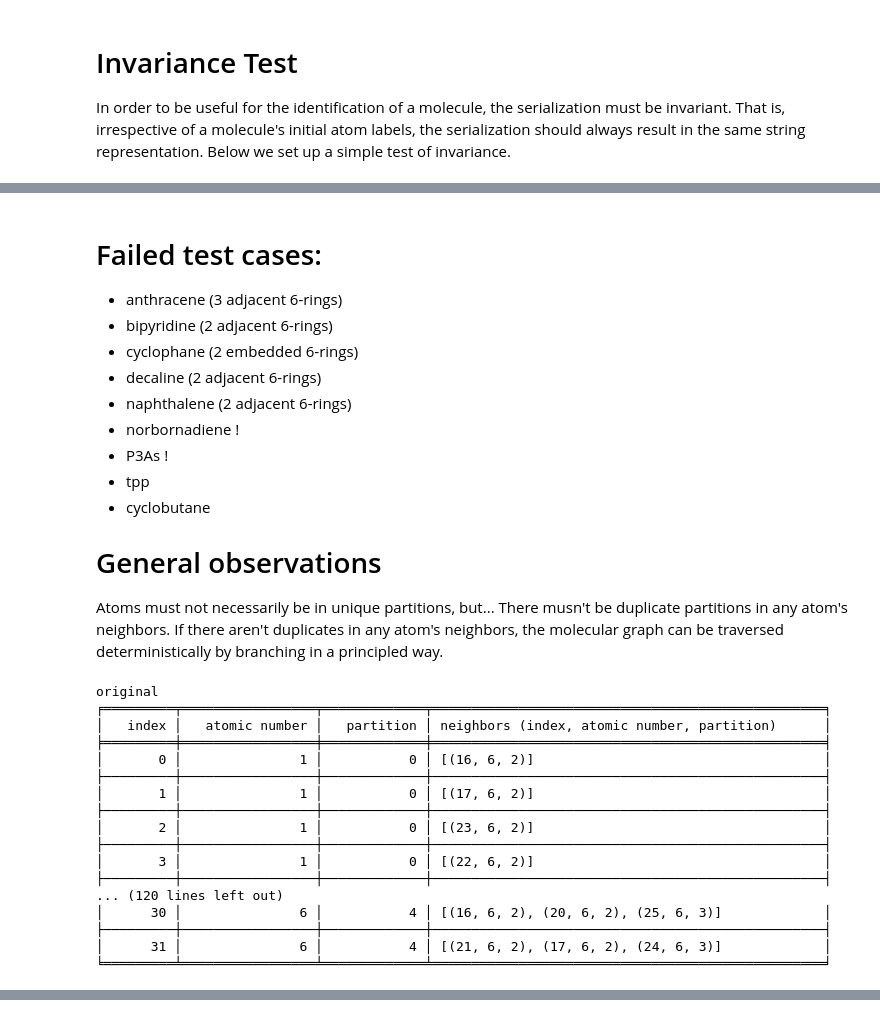
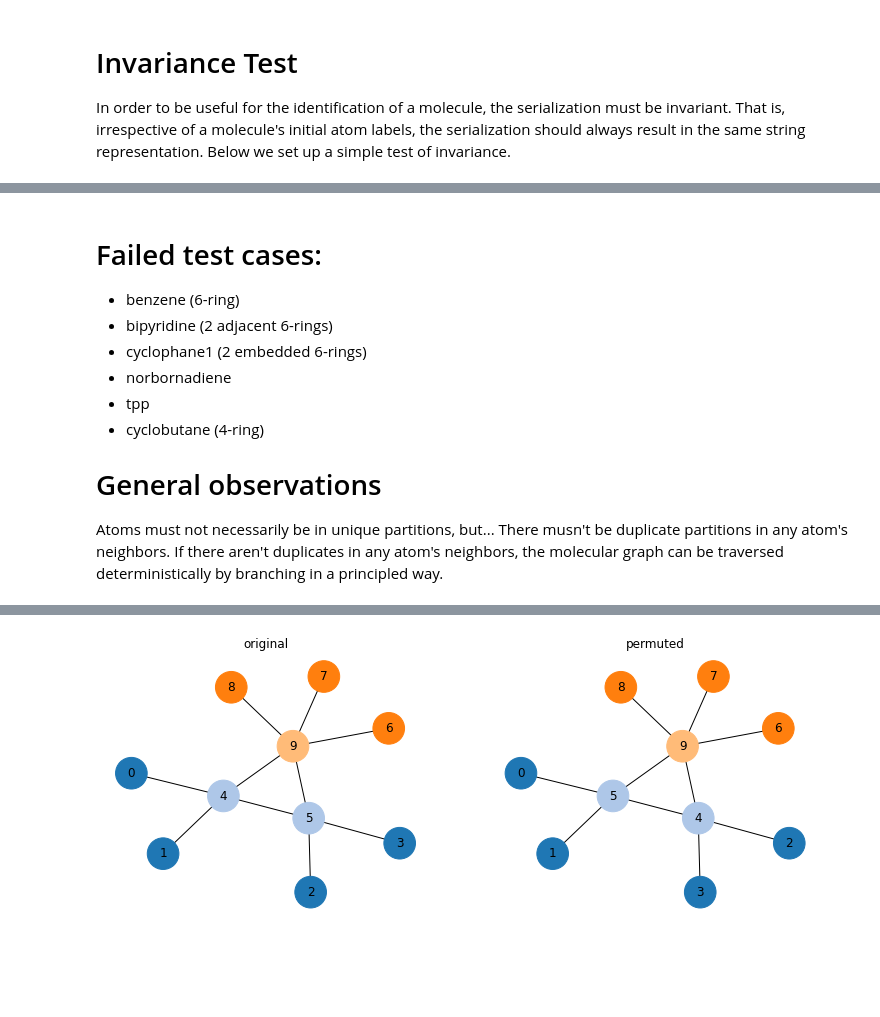
Before and after one commit to TUCAN-nest/TUCAN, a Jupyter notebook: notebooks/RDKit_prototype_recursive_partitioning.ipynb, the cells around one changed output, grey strips where cells are left out. Cells and saved outputs as stored; diff of their text form; code cells hidden in the pictures; blank space fills up the shorter version.

Commit message:
Draw molecules with NetworkX instead of RDKit, since RDKit failed to draw some molecules.

```diff
--- a/notebooks/RDKit_prototype_recursive_partitioning.ipynb
+++ b/notebooks/RDKit_prototype_recursive_partitioning.ipynb
@@ -25,27 +24,22 @@ MOLFILEPATH = "../test/testfiles"
 # %% [markdown]
 ## Function definitions
 # %%
-def _partition_colors(m_list):
-    colors = []
-    for m in m_list:
-        cmap = plt.cm.tab20
-        cmaplist = [cmap(i) for i in range(cmap.N)]
-        m_partitions = [a.GetIntProp("partition") if a.HasProp("partition") else 0 for a in m.GetAtoms()]
-        colors.append({i:cmaplist[m_partitions[i]] for i in range(m.GetNumAtoms())})
-    return colors
+def _draw_networkx_graph(m, ax=None, colormap=None):
+  edges = [(b.GetBeginAtom().GetIdx(), b.GetEndAtom().GetIdx()) for b in m.GetBonds()]
+  nx_graph = nx.from_edgelist(edges)
+  partitions = [a.GetIntProp("partition") if a.HasProp("partition") else 0 for a in m.GetAtoms()]
+  nx.set_node_attributes(nx_graph, {i:p for i, p in enumerate(partitions)}, "partition")
+  partition_colors = [colormap[v] for v in nx.get_node_attributes(nx_graph, "partition").values()]
+  nx.draw_kamada_kawai(nx_graph, node_color=partition_colors, node_size=1000, with_labels=True, ax=ax)
 
 def draw_molecules(m_list, caption_list, highlight_partitions=False):
-    highlight_colors = _partition_colors(m_list) if highlight_partitions else []
-    highlight_idcs = [list(range(m.GetNumAtoms())) for m in m_list]
-    n_molecules = len(m_list)
-    d = rdMolDraw2D.MolDraw2DSVG(400 * n_molecules, 400, 400, 400)
-    d.drawOptions().addAtomIndices = True
-    d.drawOptions().noAtomLabels = True
-    d.drawOptions().annotationFontScale = .8
-    d.drawOptions().multipleBondOffset = 0
-    d.DrawMolecules(m_list, legends=caption_list, highlightBonds=None, highlightAtoms=highlight_idcs, highlightAtomColors=highlight_colors)
-    d.FinishDrawing()
-    return SVG(d.GetDrawingText())
+  cmap = plt.cm.tab20
+  cmaplist = [cmap(i) for i in range(cmap.N)] if highlight_partitions else ["m"] * 20
+  n_molecules = len(m_list)
+  fig = plt.figure(figsize=(n_molecules * 6.4, 4.8))
+  for i, m in enumerate(m_list):
+    ax = fig.add_subplot(1, n_molecules, i + 1, title=caption_list[i])
+    _draw_networkx_graph(m, ax, cmaplist)
 
 def write_string_representation(m):
     atom_tuples = [tuple(sorted((a.GetIdx(), n.GetIdx()))) for a in m.GetAtoms() for n in a.GetNeighbors()]
@@ -364,15 +358,12 @@ C2H4Cl3Pt:(0, 4)(1, 5)(2, 4)(3, 5)(4, 5)(4, 9)(5, 9)(6, 9)(7, 9)(8, 9)
 # %% [markdown]
 # Failed test cases:
 
-* anthracene (3 adjacent 6-rings)
+* benzene (6-ring)
 * bipyridine (2 adjacent 6-rings)
-* cyclophane (2 embedded 6-rings)
-* decaline (2 adjacent 6-rings)
-* naphthalene (2 adjacent 6-rings)
-* norbornadiene !
-* P3As !
+* cyclophane1 (2 embedded 6-rings)
+* norbornadiene
 * tpp
-* cyclobutane
+* cyclobutane (4-ring)
 
 
 # General observations
@@ -381,7 +372,7 @@ Atoms must not necessarily be in unique partitions, but...
 There musn't be duplicate partitions in any atom's neighbors.
 If there aren't duplicates in any atom's neighbors, the molecular graph can be traversed deterministically by branching in a principled way.
 # %%
-molecule = "cyclophane1"
+molecule = "zeise_salz"
 
 m = MolFromMolFile(f"{MOLFILEPATH}/{molecule}/{molecule}.mol", removeHs=False)
 m_permu = permute_molecule(m)
@@ -400,20 +391,3 @@ string_m_permu = write_string_representation(m_permu_partitioned)
 
 draw_molecules([m_partitioned, m_permu_partitioned], ["original", "permuted"], highlight_partitions=True)
 # %% [output]
-original
-╒═════════╤═════════════════╤═════════════╤══════════════════════════════════════════════════╕
-│   index │   atomic number │   partition │ neighbors (index, atomic number, partition)      │
-╞═════════╪═════════════════╪═════════════╪══════════════════════════════════════════════════╡
-│       0 │               1 │           0 │ [(16, 6, 2)]                                     │
-├─────────┼─────────────────┼─────────────┼──────────────────────────────────────────────────┤
-│       1 │               1 │           0 │ [(17, 6, 2)]                                     │
-├─────────┼─────────────────┼─────────────┼──────────────────────────────────────────────────┤
-│       2 │               1 │           0 │ [(23, 6, 2)]                                     │
-├─────────┼─────────────────┼─────────────┼──────────────────────────────────────────────────┤
-│       3 │               1 │           0 │ [(22, 6, 2)]                                     │
-├─────────┼─────────────────┼─────────────┼──────────────────────────────────────────────────┤
-... (120 lines left out)
-│      30 │               6 │           4 │ [(16, 6, 2), (20, 6, 2), (25, 6, 3)]             │
-├─────────┼─────────────────┼─────────────┼──────────────────────────────────────────────────┤
-│      31 │               6 │           4 │ [(21, 6, 2), (17, 6, 2), (24, 6, 3)]             │
-╘═════════╧═════════════════╧═════════════╧══════════════════════════════════════════════════╛
@@ -420,0 +394 @@ original
+[figure, added]
```
Also changed, not shown: parts of 6 cells of this notebook, 2 other files.
